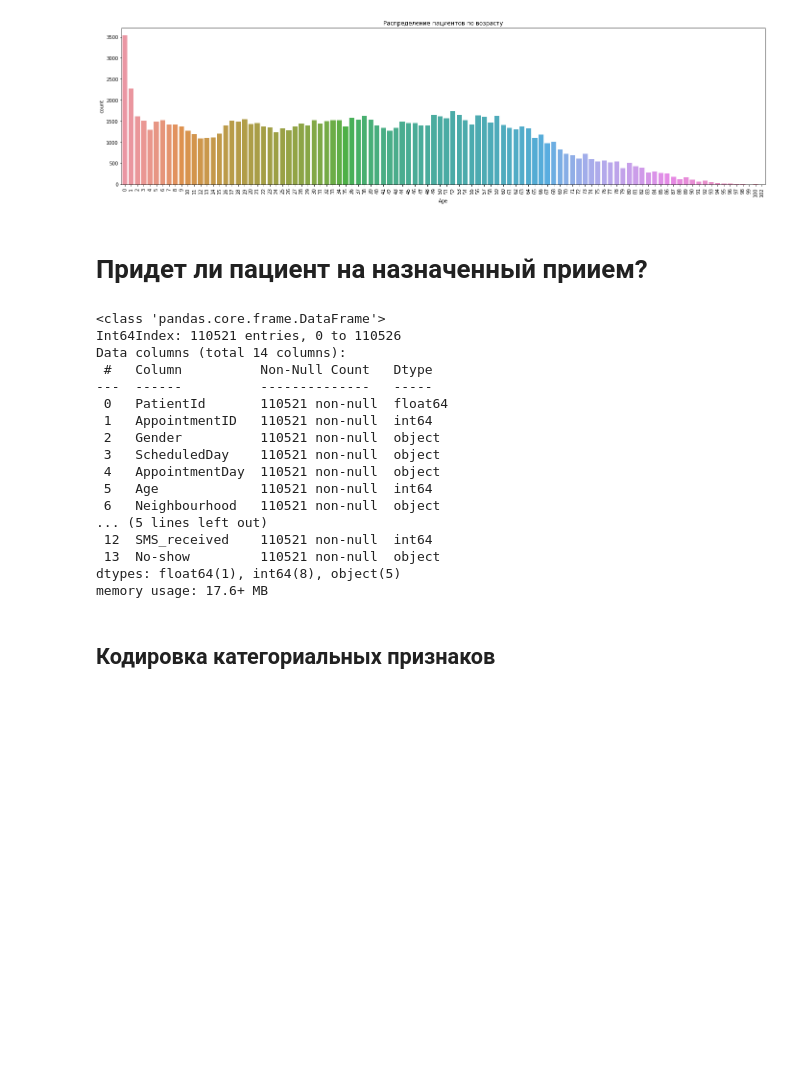
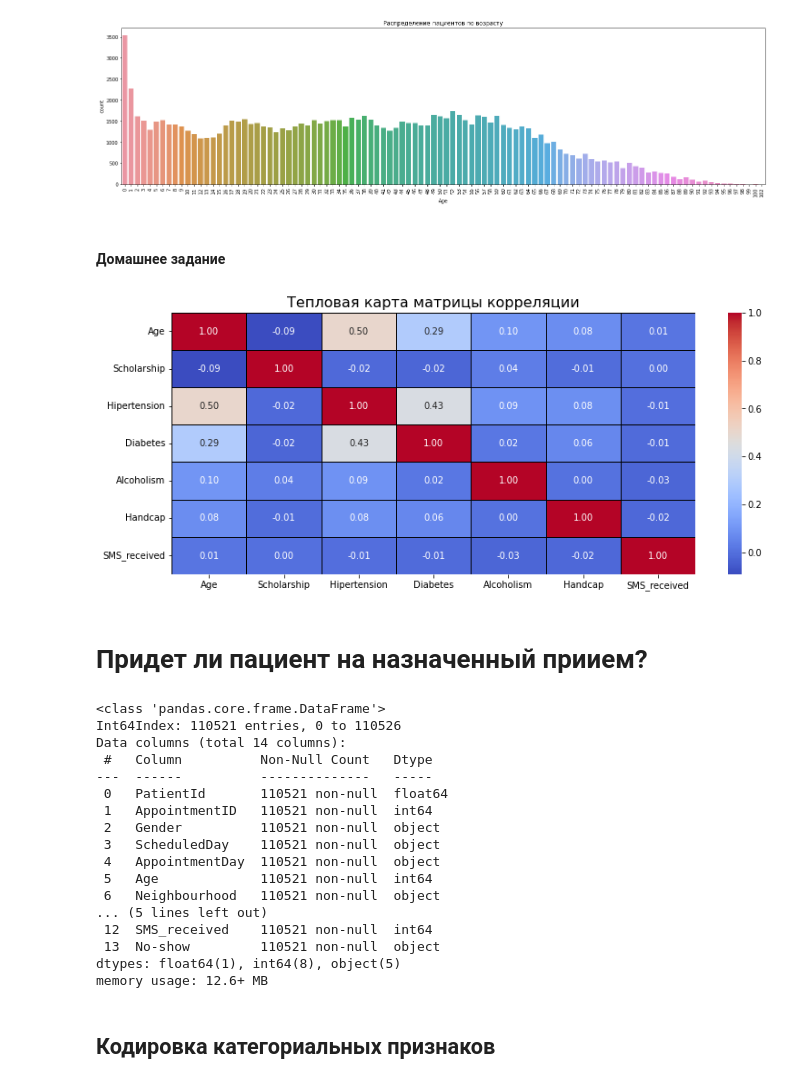
Before and after one commit to AndreiDS63/SF_EDA, a Jupyter notebook: EDA_6_feature_projecting/5_practice.ipynb, the cells around one changed output. Cells and saved outputs as stored; diff of their text form; code cells hidden in the pictures; blank space fills up the shorter version.

```diff
--- a/EDA_6_feature_projecting/5_practice.ipynb
+++ b/EDA_6_feature_projecting/5_practice.ipynb
@@ -27,7 +27,7 @@ COMET INFO: Experiment is live on comet.com https://www.comet.com/andreids63/med
 # %% [markdown]
 # Загрузка данных
 # %%
-df = pd.read_csv('./KaggleV2-May-2016.csv')
+df = pd.read_csv('data/KaggleV2-May-2016.csv')
 # %%
 df.head()
 # %% [output]
@@ -87,6 +87,27 @@ experiment.log_figure(figure=plt)
 plt.show()
 # %% [output]
 [figure]
+# %% [markdown]
+#### Домашнее задание
+# %%
+# создаем датафрейм, откуда будем брать числовые признаки для корреляции
+numeric_data = df.drop(['AppointmentID', 'PatientId', 'ScheduledDay', 'AppointmentDay', 'No-show'], axis=1)
+# %%
+# визуализируем тепловую карту матрицы корреляции
+# создаём фигуру размером 8x4
+fig = plt.figure(figsize=(10, 4))
+# добавляем систему координат
+ax = fig.add_axes([1, 1, 1, 1])
+
+sns.heatmap(numeric_data.corr(), annot = True, fmt='.2f', cmap= 'coolwarm',
+            linewidths=1, linecolor='black');
+ax.set_title('Тепловая карта матрицы корреляции', fontsize=16);
+# логгируем график
+experiment.log_figure(figure=plt)
+
+plt.show()
+# %% [output]
+[figure, added]
 # %% [markdown]
 # Придет ли пациент на назначенный приием?
 # %%
@@ -108,7 +129,7 @@ Data columns (total 14 columns):
  12  SMS_received    110521 non-null  int64
  13  No-show         110521 non-null  object
 dtypes: float64(1), int64(8), object(5)
-memory usage: 17.6+ MB
+memory usage: 12.6+ MB
 # %% [markdown]
 ## Кодировка категориальных признаков
 # %%
```
Also changed, not shown: parts of 7 cells of this notebook.
